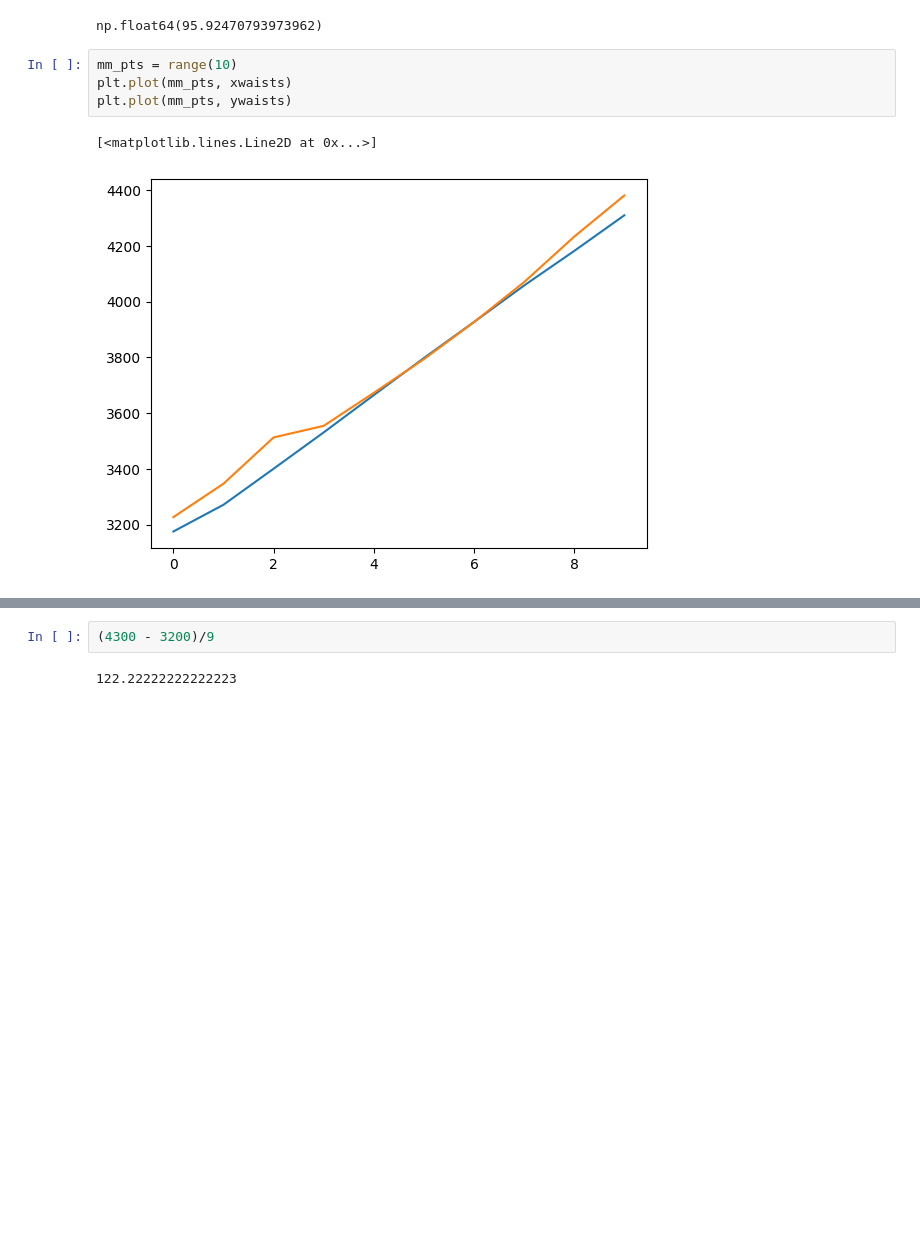
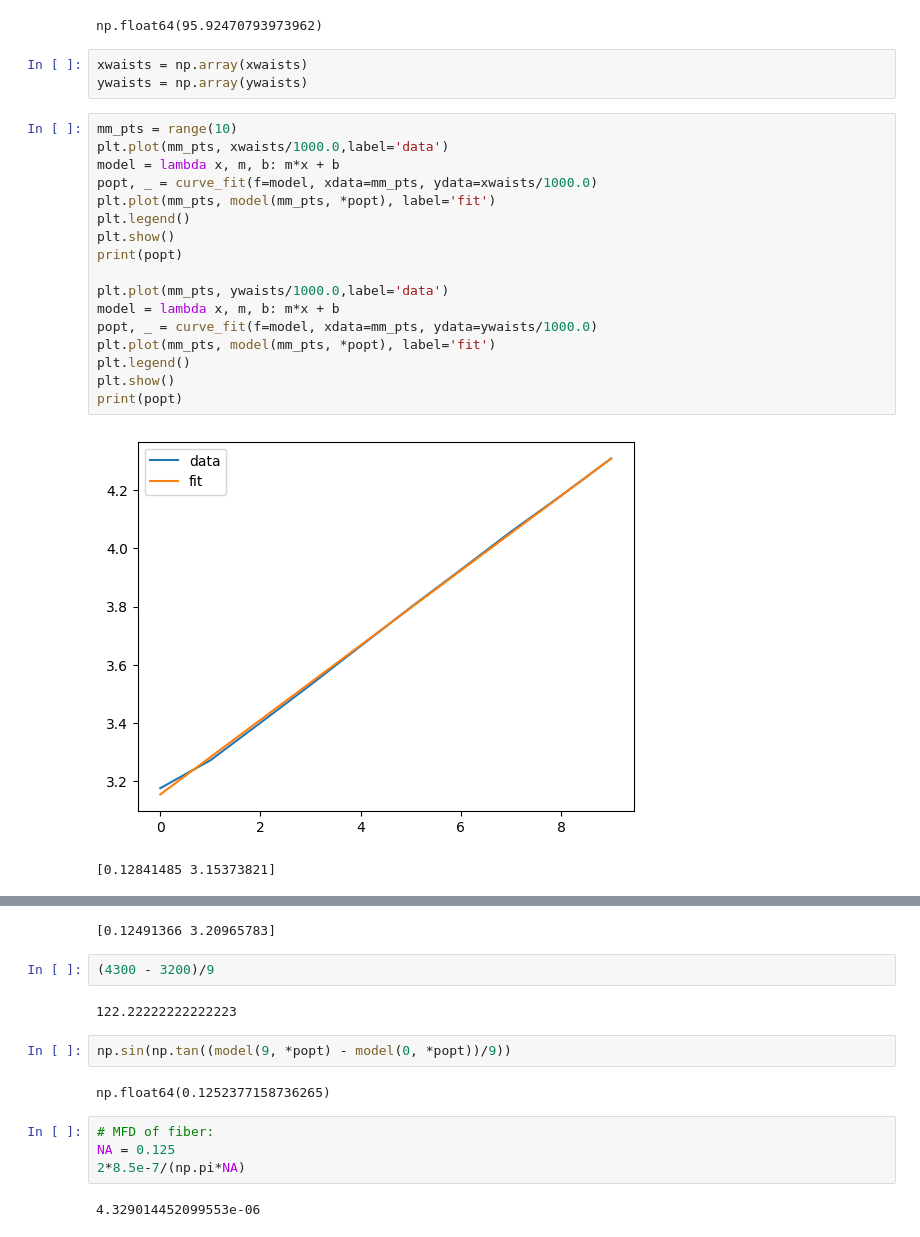
Before and after one commit to prestonhuft/amo-calcs, a Jupyter notebook: gaussian_beam_fitting.ipynb, the cells around one changed output, grey strips where cells are left out. Drawn from its saved outputs; the diff is of its cells as text; blank space fills up the shorter version.

```diff
--- a/gaussian_beam_fitting.ipynb
+++ b/gaussian_beam_fitting.ipynb
@@ -107,10 +107,26 @@ y waist = 3512.74 microns
 xwaists[1] - xwaists[0]
 # %% [output]
 np.float64(95.92470793973962)
+# %%
+xwaists = np.array(xwaists)
+ywaists = np.array(ywaists)
 # %%
 mm_pts = range(10)
-plt.plot(mm_pts, xwaists)
-plt.plot(mm_pts, ywaists)
+plt.plot(mm_pts, xwaists/1000.0,label='data')
+model = lambda x, m, b: m*x + b
+popt, _ = curve_fit(f=model, xdata=mm_pts, ydata=xwaists/1000.0)
+plt.plot(mm_pts, model(mm_pts, *popt), label='fit')
+plt.legend()
+plt.show()
+print(popt)
+
+plt.plot(mm_pts, ywaists/1000.0,label='data')
+model = lambda x, m, b: m*x + b
+popt, _ = curve_fit(f=model, xdata=mm_pts, ydata=ywaists/1000.0)
+plt.plot(mm_pts, model(mm_pts, *popt), label='fit')
+plt.legend()
+plt.show()
+print(popt)
 # %% [output]
+[figure, new version]
-[<matplotlib.lines.Line2D at 0x...>]
+[0.12841485 3.15373821]
-[figure, old version]
@@ -117,4 +134,15 @@ plt.plot(mm_pts, ywaists)
+[0.12491366 3.20965783]
 # %%
 (4300 - 3200)/9
 # %% [output]
 122.22222222222223
+# %%
+np.sin(np.tan((model(9, *popt) - model(0, *popt))/9))
+# %% [output]
+np.float64(0.1252377158736265)
+# %%
+# MFD of fiber:
+NA = 0.125
+2*8.5e-7/(np.pi*NA)
+# %% [output]
+4.329014452099553e-06
```
Also changed, not shown: parts of 1 cell of this notebook.
